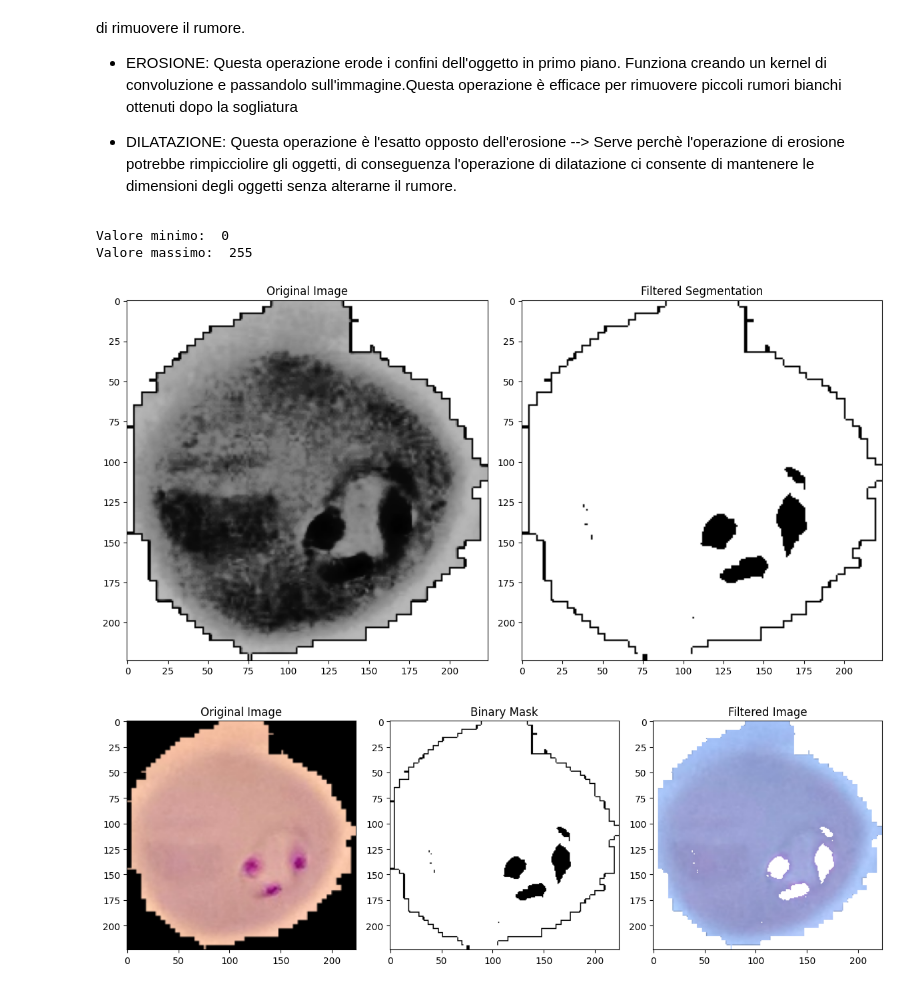
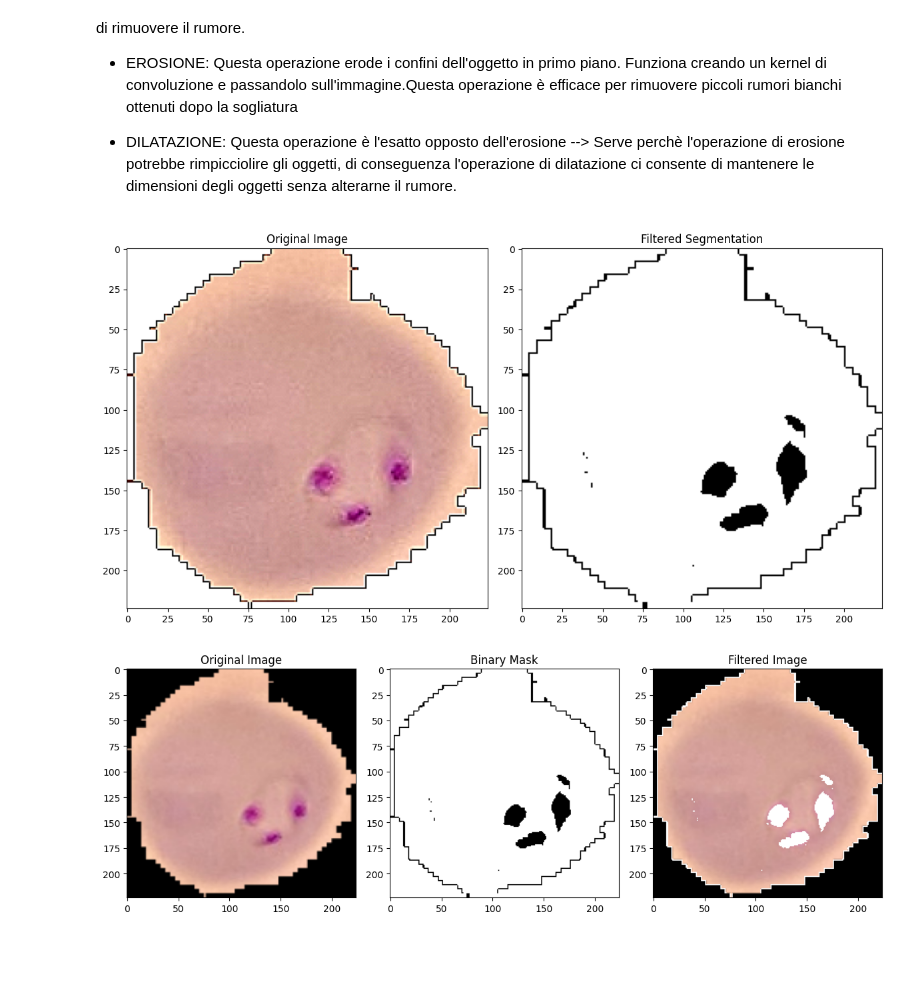
Before and after one commit to GiuuGpEEp/TerzoAnnoUni, a Jupyter notebook: FESI/Progetto/ProvaNotebook.ipynb, the cells around one changed output. Saved outputs shown, nothing was run; the diff lists cells and outputs as text; code cells hidden in the pictures; blank space fills up the shorter version.

```diff
--- a/FESI/Progetto/ProvaNotebook.ipynb
+++ b/FESI/Progetto/ProvaNotebook.ipynb
@@ -123,43 +123,35 @@ img_noRGBA = cv2.cvtColor(img, cv2.COLOR_BGR2GRAY)
 cv2.imwrite('FESI/Progetto/tests/try2.png', img_noRGBA)
 
 # Seconda sogliatura
-min_threshold = np.mean(img_noRGBA) * 0.5
-valMin = np.min(img_noRGBA)
-valMax = np.max(img_noRGBA)
-print("Valore minimo: ", valMin)
-print("Valore massimo: ", valMax)
-
 _, thresh = cv2.threshold(img_noRGBA, 10, 255, cv2.THRESH_BINARY)
 
 # Rimozione del rumore
 kernel = np.ones((3,3), np.uint8) #creo il kernel di convoluzione --> matrice 3x3
 opening = cv2.morphologyEx(thresh, cv2.MORPH_OPEN,kernel, iterations = 2)
 
 # Identificazione e Labeling delle regioni
 labels = measure.label(opening, connectivity=2)  # Labeling con connettività 8
 properties = measure.regionprops(labels)
 
 # Rimuovi regioni troppo piccole
 min_size = 50  # Cambia in base alle dimensioni delle macchie
 filtered_labels = morphology.remove_small_objects(labels, min_size=min_size)
 segmented = filtered_labels > 0  # Converti in maschera binaria
 
 # Visualizzazione dei risultati
 plt.figure(figsize=(12, 6))
 plt.subplot(1, 2, 1)
 plt.title("Original Image")
-plt.imshow(img, cmap="gray")
+plt.imshow(sharpened, cmap="gray")
 
 plt.subplot(1, 2, 2)
 plt.title("Filtered Segmentation")
 plt.imshow(segmented, cmap="gray")
 
 plt.tight_layout()
 plt.show()
 # %% [output]
-Valore minimo:  0
-Valore massimo:  255
-[figure, old version]
+[figure, new version]
 # %%
 #Ho creato una seconda maschera --> la applico all'immagine originale
 img = cv2.imread('FESI/Progetto/malaria/malaria/parasite (1).png', cv2.IMREAD_UNCHANGED)
@@ -174,16 +166,6 @@ imgSegmented = img_resized.copy()
 # Esempio: Riempire le aree con un colore uniforme (ad es. bianco)
 imgSegmented[mask] = [255, 255, 255]  # Sostituisci con il colore desiderato (qui bianco)
 
-# Creo una maschera per rilevare il contenuto non nero
-_, mask = cv2.threshold(img_gray, 10, 255, cv2.THRESH_BINARY)
-
-# Sostituisci lo sfondo nero con bianco
-imgSegmented_rgba = cv2.cvtColor(imgSegmented, cv2.COLOR_BGR2RGBA)
-
-result = imgSegmented_rgba.copy()
-result[mask == 0] = [255,255,255,0]
-
-
 # Visualizza i risultati
 plt.figure(figsize=(12, 6))
 plt.subplot(1, 3, 1)
@@ -196,9 +178,9 @@ plt.imshow(segmented, cmap="gray")
 
 plt.subplot(1, 3, 3)
 plt.title("Filtered Image")
-plt.imshow(cv2.cvtColor(result, cv2.COLOR_BGR2RGB))
+plt.imshow(cv2.cvtColor(imgSegmented, cv2.COLOR_BGR2RGB))
 
 plt.tight_layout()
 plt.show()
 # %% [output]
-[figure, old version]
+[figure, new version]
```
